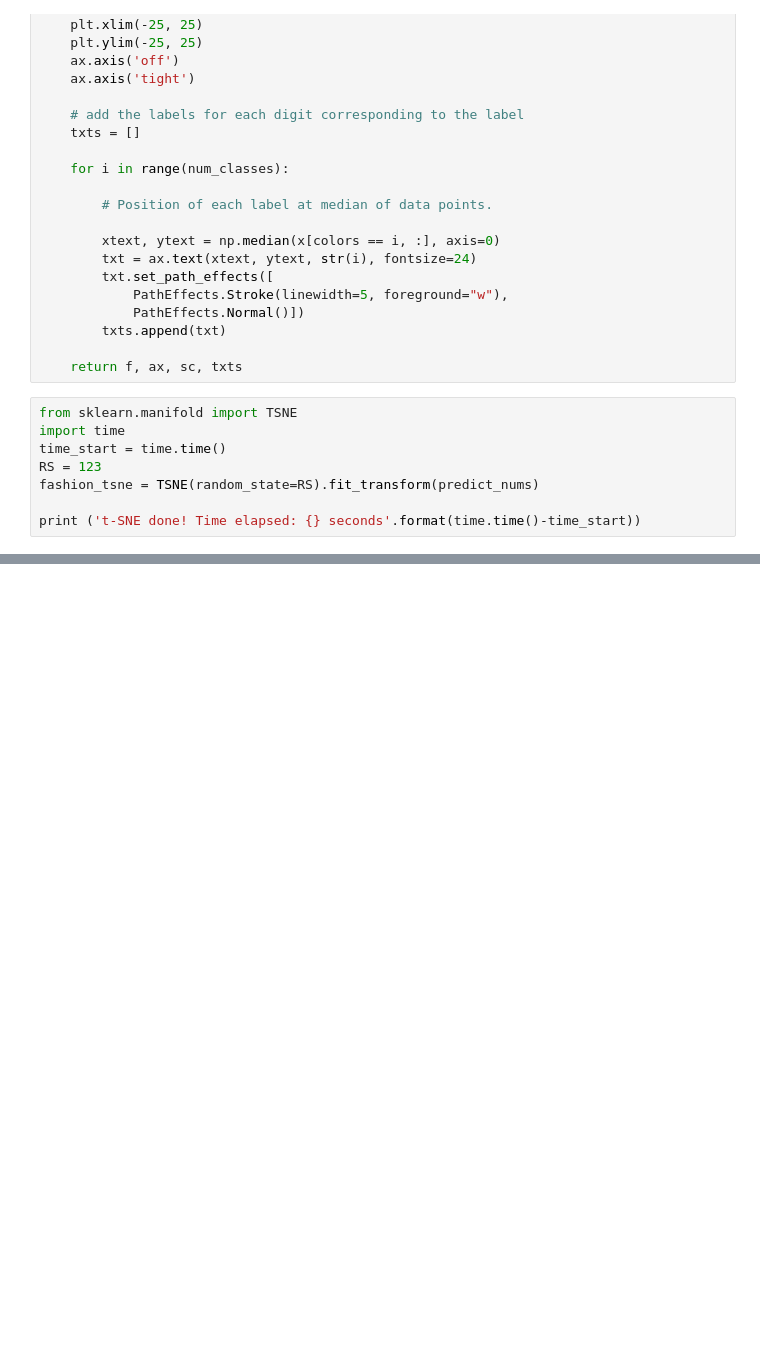
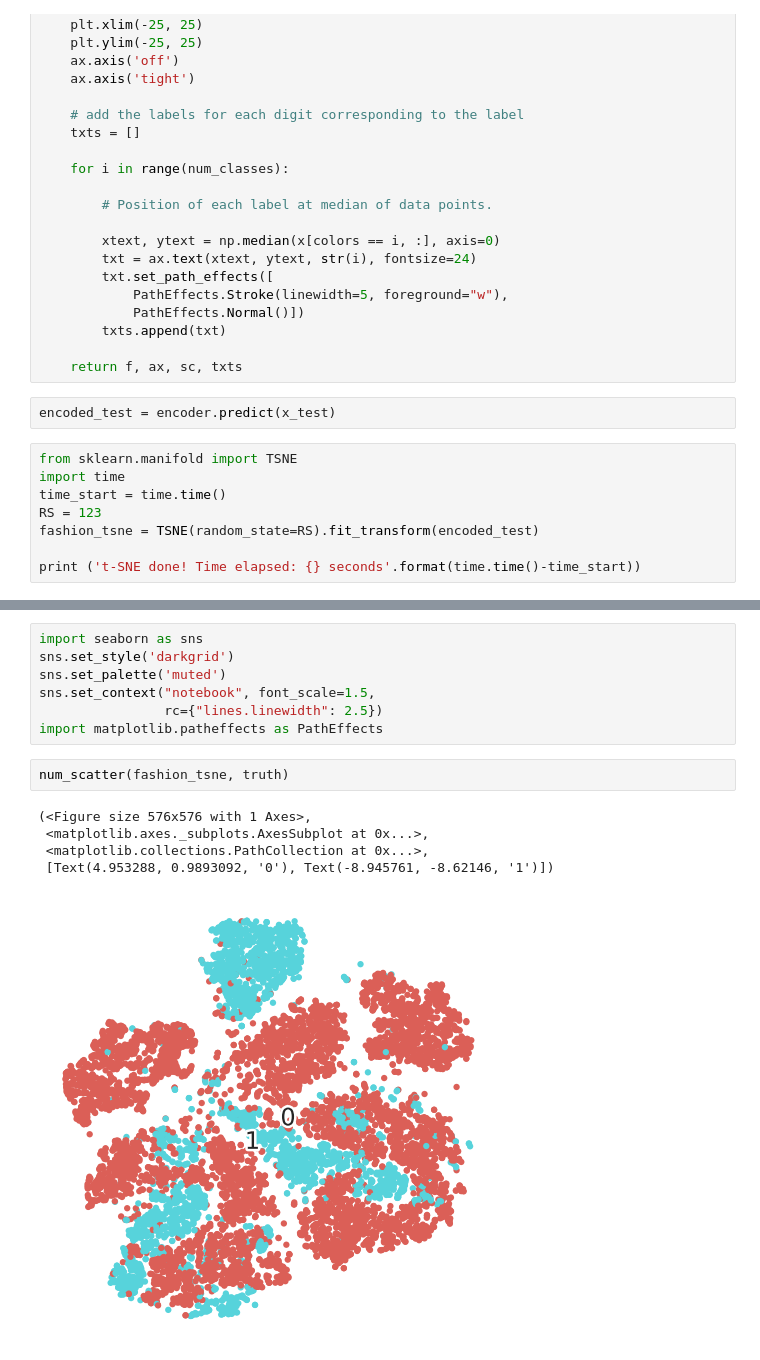
Before and after one commit to Debottam/MachinLearningEx, a Jupyter notebook: LSHashAnomaly.ipynb, the cells around one changed output, grey strips where cells are left out. Cells and saved outputs as stored; diff of their text form; blank space fills up the shorter version.

```diff
--- a/LSHashAnomaly.ipynb
+++ b/LSHashAnomaly.ipynb
@@ -206,12 +206,14 @@ def num_scatter(x, colors):
         txts.append(txt)
 
     return f, ax, sc, txts
+# %%
+encoded_test = encoder.predict(x_test)
 # %%
 from sklearn.manifold import TSNE
 import time
 time_start = time.time()
 RS = 123
-fashion_tsne = TSNE(random_state=RS).fit_transform(predict_nums)
+fashion_tsne = TSNE(random_state=RS).fit_transform(encoded_test)
 
 print ('t-SNE done! Time elapsed: {} seconds'.format(time.time()-time_start))
 # %% [output]
@@ -218,0 +221,15 @@ t-SNE done! Time elapsed: 268.53718638420105 seconds
+# %%
+import seaborn as sns
+sns.set_style('darkgrid')
+sns.set_palette('muted')
+sns.set_context("notebook", font_scale=1.5,
+                rc={"lines.linewidth": 2.5})
+import matplotlib.patheffects as PathEffects
+# %%
+num_scatter(fashion_tsne, truth)
+# %% [output]
+(<Figure size 576x576 with 1 Axes>,
+ <matplotlib.axes._subplots.AxesSubplot at 0x...>,
+ <matplotlib.collections.PathCollection at 0x...>,
+ [Text(4.953288, 0.9893092, '0'), Text(-8.945761, -8.62146, '1')])
+[figure, added]
```
Also changed, not shown: parts of 1 cell of this notebook.
